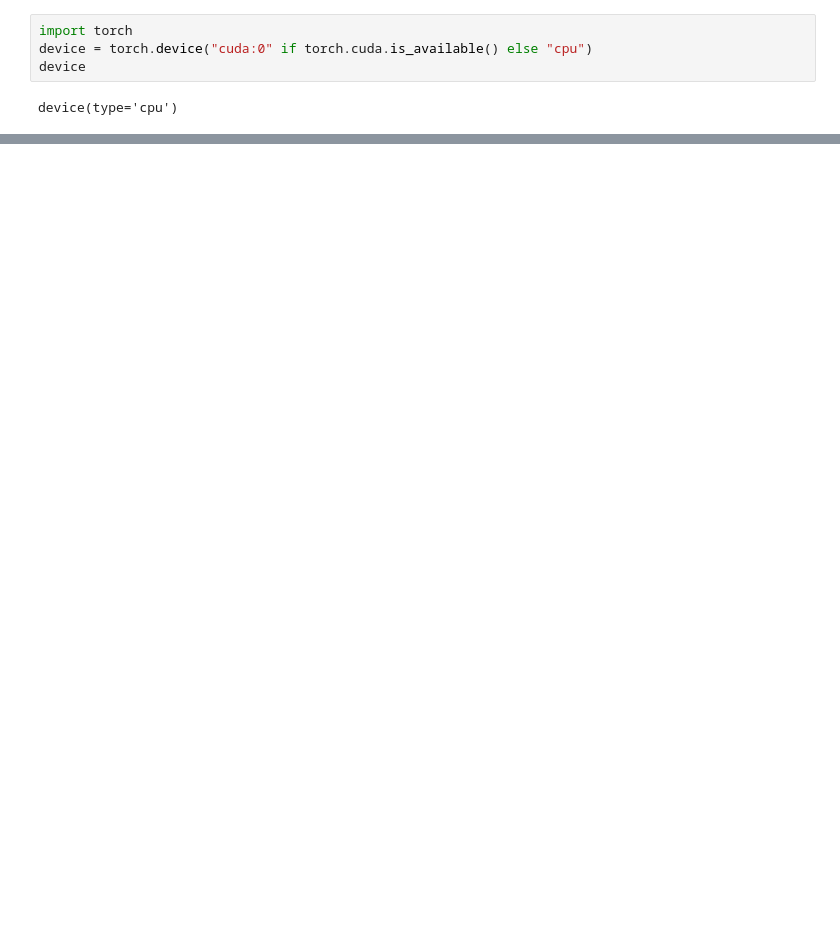
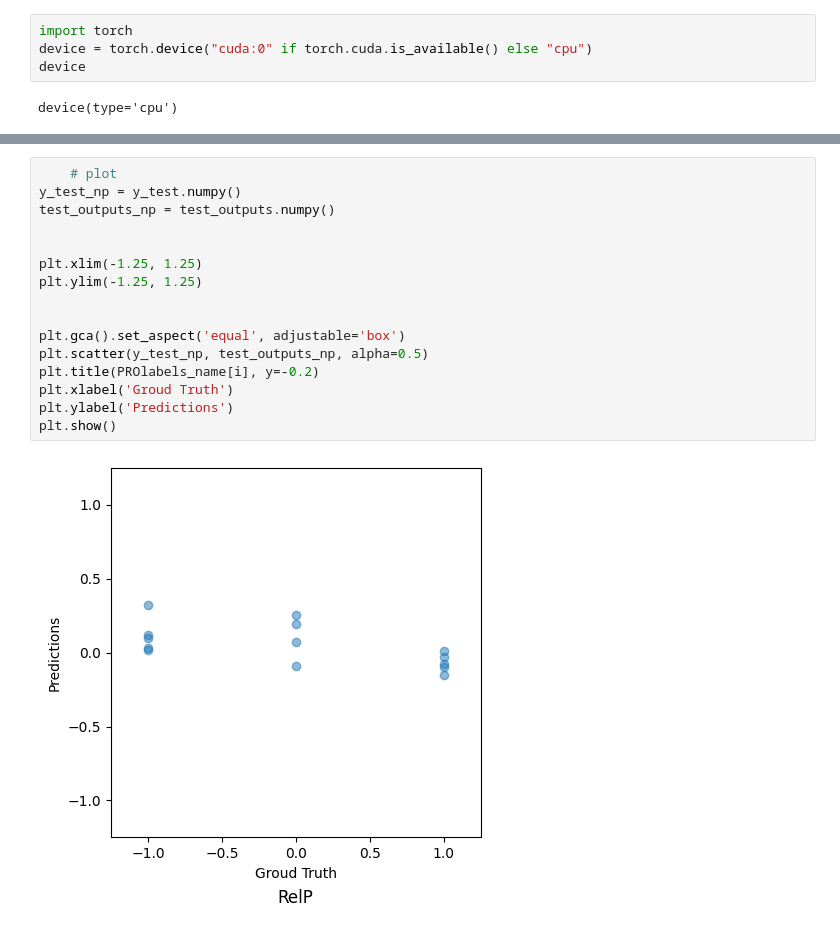
Before and after one commit to jenydu/Fatigue-Wearable, a Jupyter notebook: one_sample_case.ipynb, the cells around one changed output, grey strips where cells are left out. Drawn from its saved outputs; the diff is of its cells as text; blank space fills up the shorter version.

```diff
--- a/one_sample_case.ipynb
+++ b/one_sample_case.ipynb
@@ -293,0 +451,18 @@ plt.show()
+# %%
+    # plot
+y_test_np = y_test.numpy()
+test_outputs_np = test_outputs.numpy()
+
+
+plt.xlim(-1.25, 1.25)
+plt.ylim(-1.25, 1.25)
+
+
+plt.gca().set_aspect('equal', adjustable='box')
+plt.scatter(y_test_np, test_outputs_np, alpha=0.5)
+plt.title(PROlabels_name[i], y=-0.2)
+plt.xlabel('Groud Truth')
+plt.ylabel('Predictions')
+plt.show()
+# %% [output]
+[figure, added]
```
Also changed, not shown: parts of 10 cells of this notebook, 1 other file.
